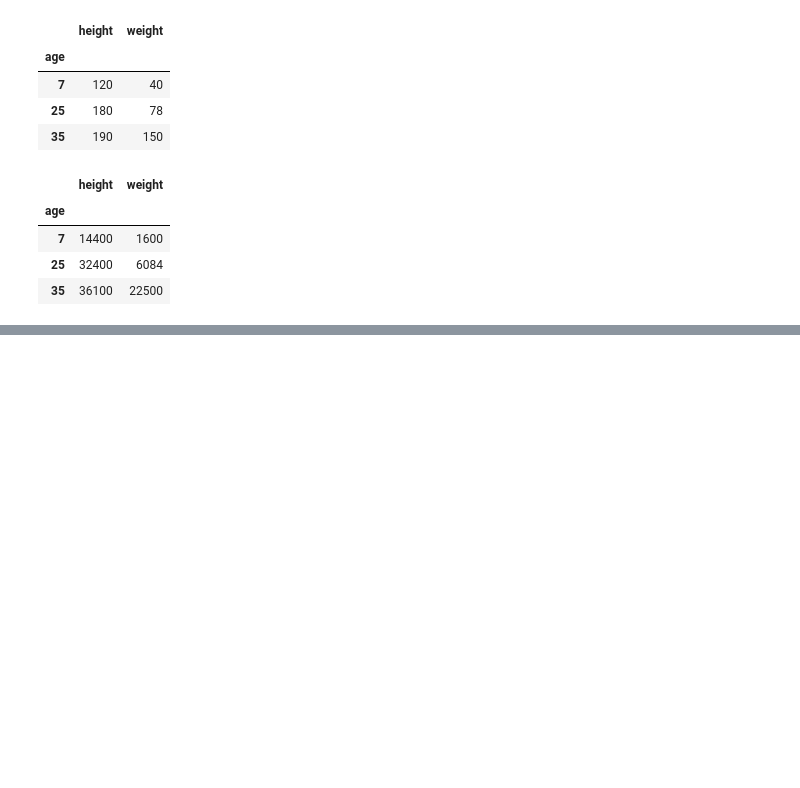
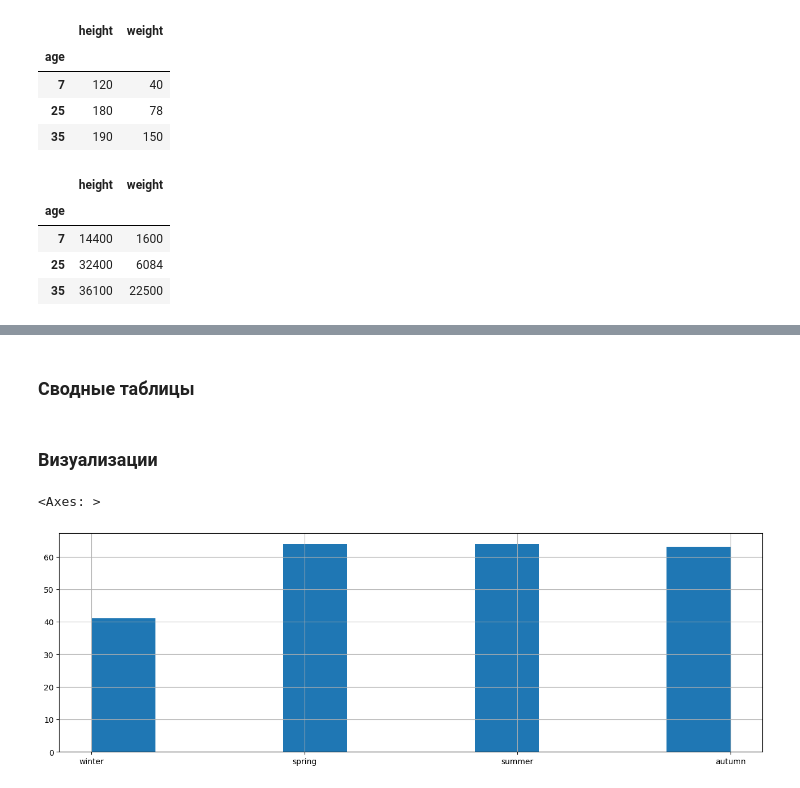
Before and after one commit to a18091986/EDU, a Jupyter notebook: 2_Pandas/pandas.ipynb, the cells around one changed output, grey strips where cells are left out. Saved outputs shown, nothing was run; the diff lists cells and outputs as text; code cells hidden in the pictures; blank space fills up the shorter version.

```diff
--- a/2_Pandas/pandas.ipynb
+++ b/2_Pandas/pandas.ipynb
@@ -237,0 +555,9 @@ people.groupby('age').agg(square_calc)
+# %% [markdown]
+### Сводные таблицы
+# %% [markdown]
+### Визуализации
+# %%
+stock_price.season.hist()
+# %% [output]
+<Axes: >
+[figure, added]
```
Also changed, not shown: parts of 54 cells of this notebook, 1 other file.
